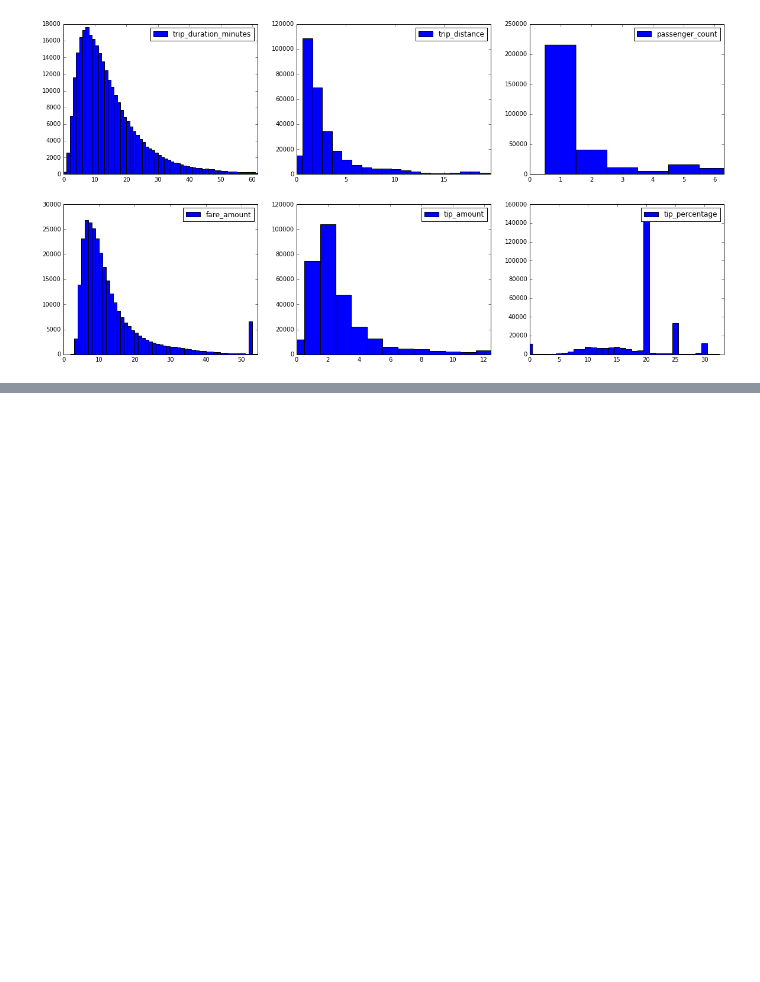
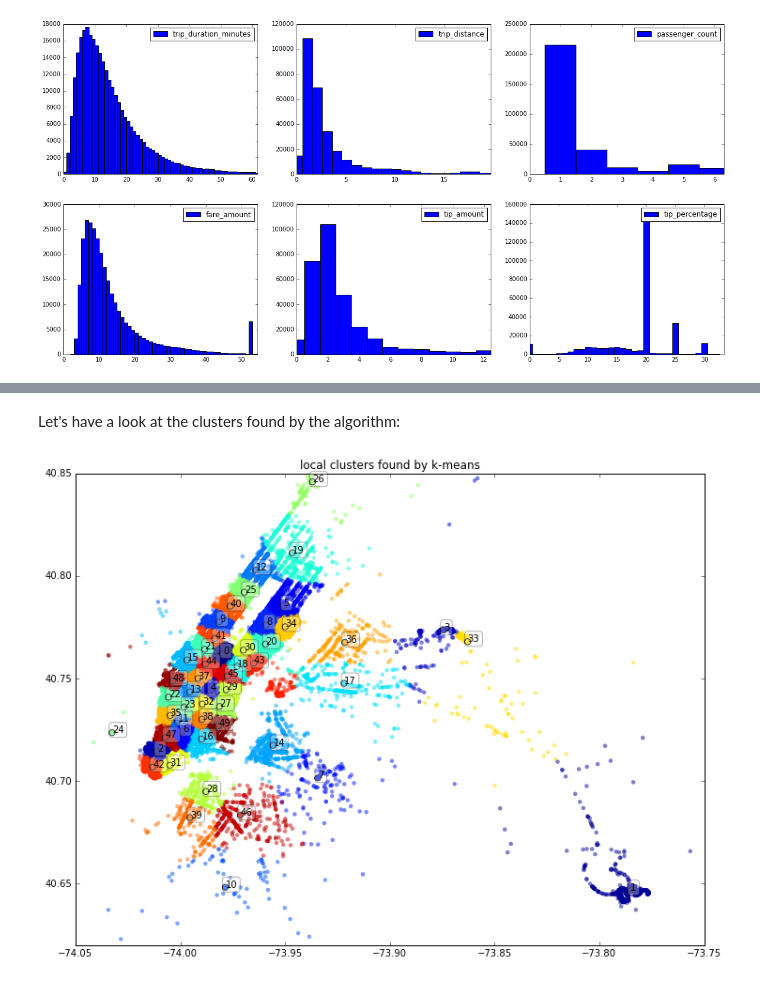
Before and after one commit to jdoepfert/nyc_taxi_tips, a Jupyter notebook: data_exploration_and_modeling.ipynb, the cells around one changed output, grey strips where cells are left out. Cells and saved outputs as stored; diff of their text form; code cells hidden in the pictures; blank space fills up the shorter version.

```diff
--- a/data_exploration_and_modeling.ipynb
+++ b/data_exploration_and_modeling.ipynb
@@ -258,5 +48,0 @@ The trend of all clusters is quite similar, some differences are evident for the
-# %%
-fig, ax = plt.subplots(figsize=(20, 12))
-for i in range(7):
-    df[df.pickup_weekday==i].groupby('cluster_id').tip_percentage.mean().plot(y='tip_percentage', ax=ax)
-plt.legend(['day ' + str(x) for x in range(7)])
@@ -365,0 +97,26 @@ plt.plot(X[ind,0],X[ind,1],'+g', markersize=15)
+# %%
+from sklearn.cluster import MiniBatchKMeans
+
+X = df[['pickup_longitude','pickup_latitude']]
+mbk = MiniBatchKMeans(n_clusters=50, random_state=3, batch_size=1000,
+                      max_iter = 500, verbose=0).fit(X)
+
+df['cluster_id'] = mbk.predict(X)
+# %% [markdown]
+Let's have a look at the clusters found by the algorithm:
+# %%
+subidx = sample(X.index, 100000)
+
+fig, ax = plt.subplots(figsize=(12, 9))
+plt.scatter(df.loc[subidx, 'pickup_longitude'], df.loc[subidx, 'pickup_latitude'], c=df.loc[subidx,'cluster_id'], alpha=0.5, s=20, edgecolor='none')
+ax.set_xlim([-74.05, -73.75])
+ax.set_ylim([40.62, 40.85])
+
+# plot cluster centroids
+plt.scatter(mbk.cluster_centers_[:,0], mbk.cluster_centers_[:,1], c=mbk.predict(mbk.cluster_centers_), s=40)
+for i, txt in enumerate(mbk.predict(mbk.cluster_centers_)):
+    ax.annotate(txt, (mbk.cluster_centers_[:,0][i],mbk.cluster_centers_[:,1][i]), bbox=dict(boxstyle="round", fc="1", alpha=0.3))
+
+ax.set_title('local clusters found by k-means');
+# %% [output]
+[figure, added]
```
Also changed, not shown: parts of 84 cells of this notebook, 2 other files.
